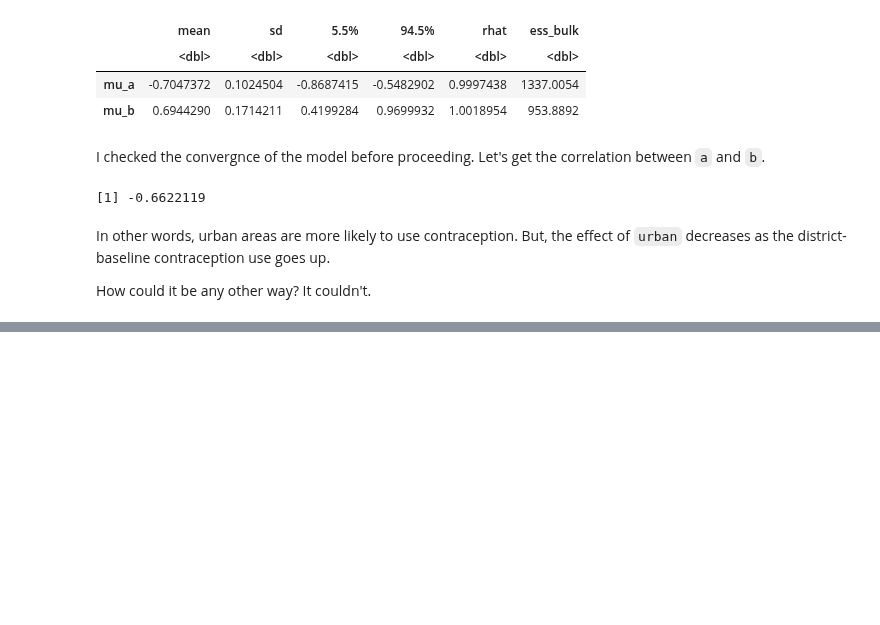
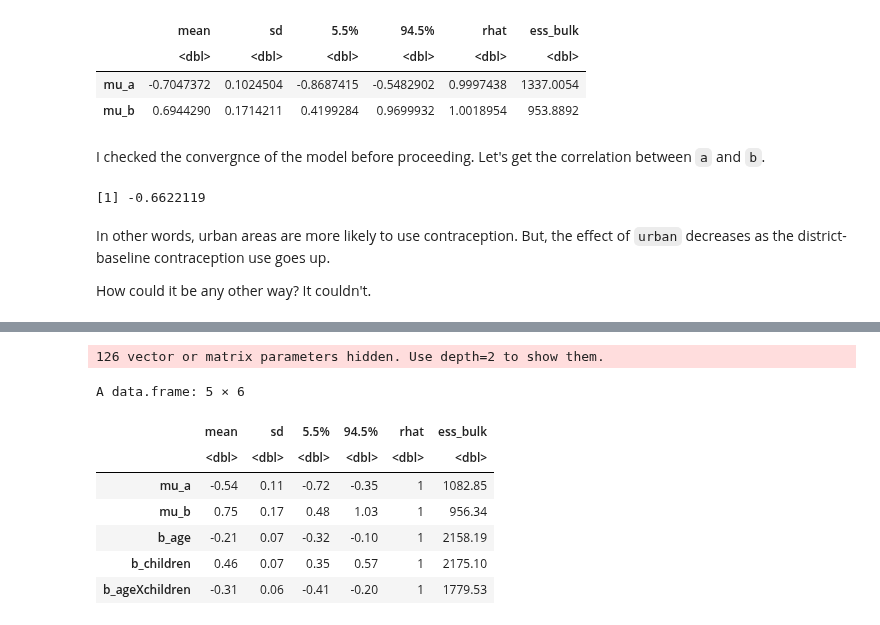
Before and after one commit to nicklausmillican/StatisticalRethinkingIISolutions, a Jupyter notebook: StatisticalRethinkingSolutions2_Ch14.ipynb, the cells around one changed output, grey strips where cells are left out. Drawn from its saved outputs; the diff is of its cells as text; code cells hidden in the pictures; blank space fills up the shorter version.

```diff
--- a/StatisticalRethinkingSolutions2_Ch14.ipynb
+++ b/StatisticalRethinkingSolutions2_Ch14.ipynb
@@ -1195,0 +1204,4 @@ How could it be any other way?  It couldn't.
+# %%
+data(bangladesh)
+d <- bangladesh
+head(d)
@@ -1195,0 +1237,22 @@ How could it be any other way?  It couldn't.
+# %%
+m <- ulam(
+  alist(
+    contraception ~ dbinom(1,p),
+      logit(p) <- a[district] +
+                  b_urban[district]*urban +
+                  b_age*age +
+                  b_children*children +
+                  b_ageXchildren*age*children,
+        c(a,b_urban)[district] ~ multi_normal(c(mu_a, mu_b), Rho, Sigma),
+          mu_a ~ dnorm(0,1),
+          mu_b ~ dnorm(0,1),
+          Rho ~ lkj_corr(2),
+          Sigma ~ dexp(1),
+        b_age ~ dnorm(0,1),
+        b_children ~ dnorm(0,1),
+        b_ageXchildren ~ dnorm(0,1)
+  ), data=dlist,
+     chains=4,
+     cores=4,
+     iter=1000
+)
@@ -1195,0 +1351,12 @@ How could it be any other way?  It couldn't.
+# %%
+round(precis(m),2)
+# %% [output]
+126 vector or matrix parameters hidden. Use depth=2 to show them.
+A data.frame: 5 × 6
+|  | mean | sd | 5.5% | 94.5% | rhat | ess_bulk |
+|  | <dbl> | <dbl> | <dbl> | <dbl> | <dbl> | <dbl> |
+| mu_a | -0.54 | 0.11 | -0.72 | -0.35 | 1 | 1082.85 |
+| mu_b | 0.75 | 0.17 | 0.48 | 1.03 | 1 | 956.34 |
+| b_age | -0.21 | 0.07 | -0.32 | -0.10 | 1 | 2158.19 |
+| b_children | 0.46 | 0.07 | 0.35 | 0.57 | 1 | 2175.10 |
+| b_ageXchildren | -0.31 | 0.06 | -0.41 | -0.20 | 1 | 1779.53 |
```
Also changed, not shown: parts of 12 cells of this notebook.
